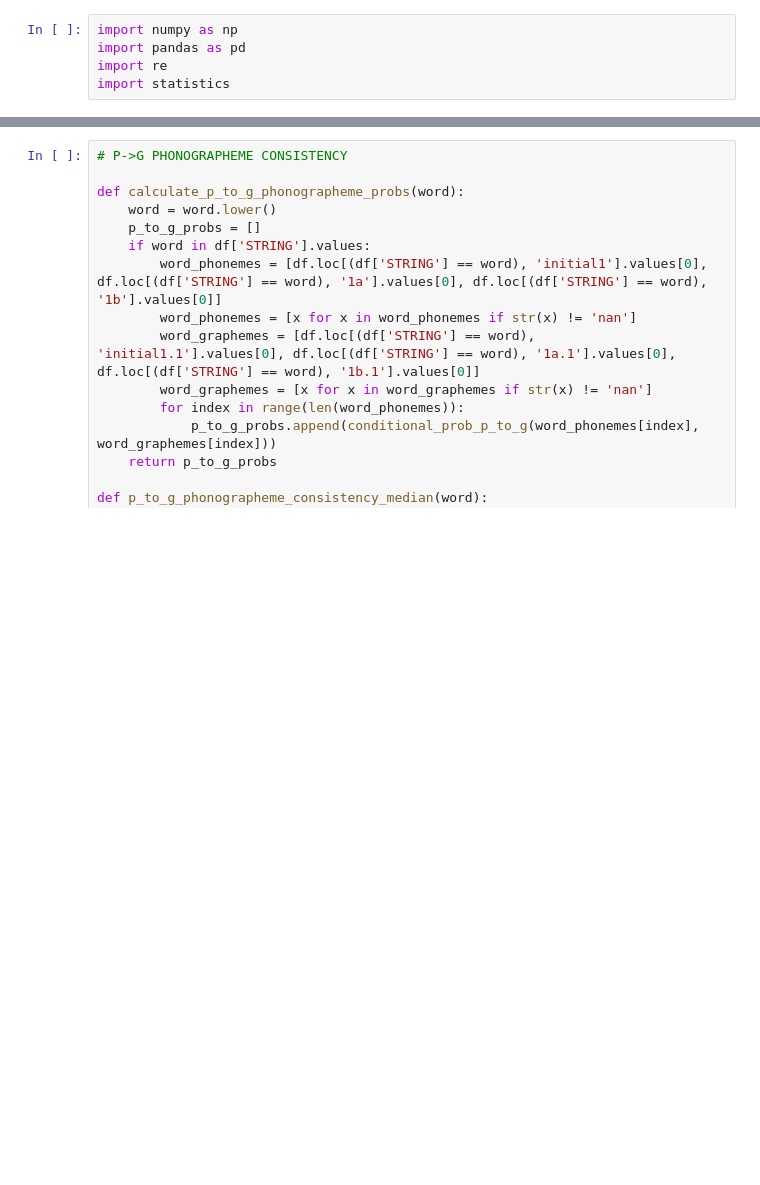
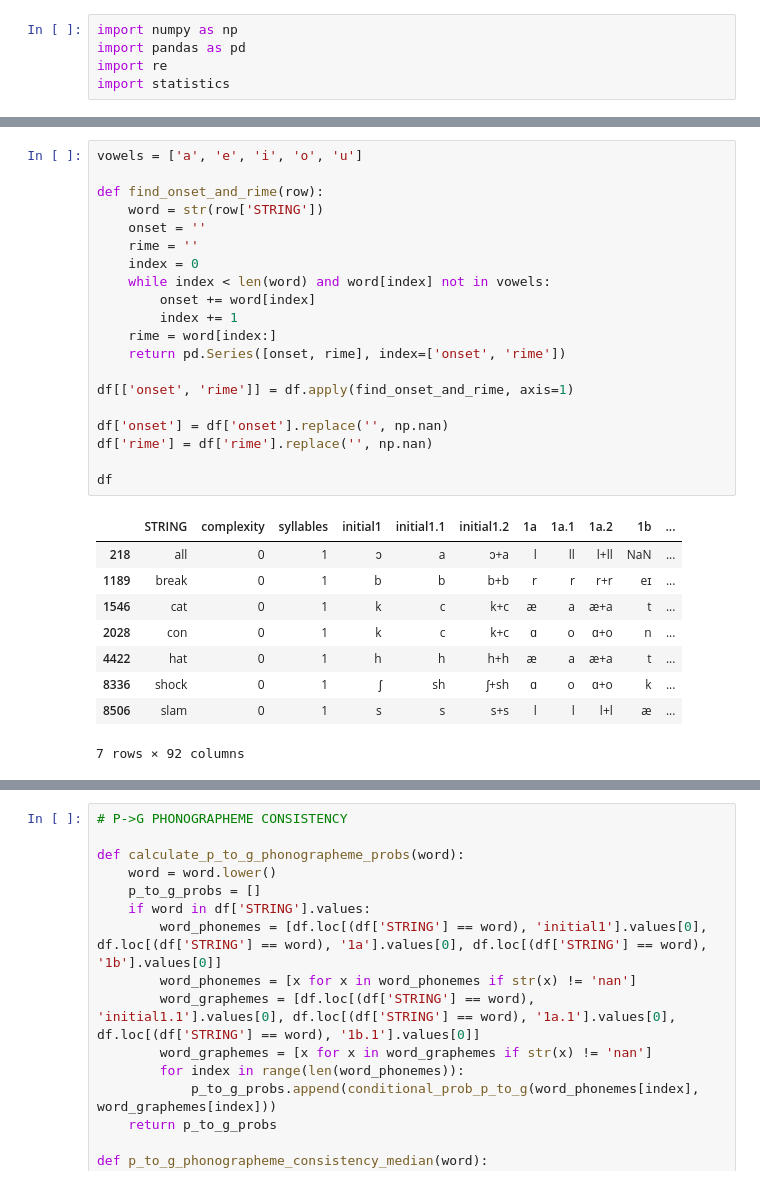
Before and after one commit to r-bellary/NTR, a Jupyter notebook: pg_toolkit.ipynb, the cells around one changed output, grey strips where cells are left out. Drawn from its saved outputs; the diff is of its cells as text; blank space fills up the shorter version.

```diff
--- a/pg_toolkit.ipynb
+++ b/pg_toolkit.ipynb
@@ -52,3 +39,33 @@ df
+# %%
+vowels = ['a', 'e', 'i', 'o', 'u']
+
+def find_onset_and_rime(row):
+    word = str(row['STRING'])
+    onset = ''
+    rime = ''
+    index = 0
+    while index < len(word) and word[index] not in vowels:
+        onset += word[index]
+        index += 1
+    rime = word[index:]
+    return pd.Series([onset, rime], index=['onset', 'rime'])
+
+df[['onset', 'rime']] = df.apply(find_onset_and_rime, axis=1)
+
+df['onset'] = df['onset'].replace('', np.nan)
+df['rime'] = df['rime'].replace('', np.nan)
+
+df
+# %% [output]
+|  | STRING | complexity | syllables | initial1 | initial1.1 | initial1.2 | 1a | 1a.1 | 1a.2 | 1b | ... |
+| 218 | all | 0 | 1 | ɔ | a | ɔ+a | l | ll | l+ll | NaN | ... |
+| 1189 | break | 0 | 1 | b | b | b+b | r | r | r+r | eɪ | ... |
+| 1546 | cat | 0 | 1 | k | c | k+c | æ | a | æ+a | t | ... |
+| 2028 | con | 0 | 1 | k | c | k+c | ɑ | o | ɑ+o | n | ... |
+| 4422 | hat | 0 | 1 | h | h | h+h | æ | a | æ+a | t | ... |
+| 8336 | shock | 0 | 1 | ʃ | sh | ʃ+sh | ɑ | o | ɑ+o | k | ... |
+| 8506 | slam | 0 | 1 | s | s | s+s | l | l | l+l | æ | ... |
+7 rows × 92 columns
 # %%
 pg_df = pd.DataFrame()
 all_phonemes = df['initial1'].tolist() + df['1a'].tolist() + df['1b'].tolist()
```
Also changed, not shown: parts of 11 cells of this notebook.
